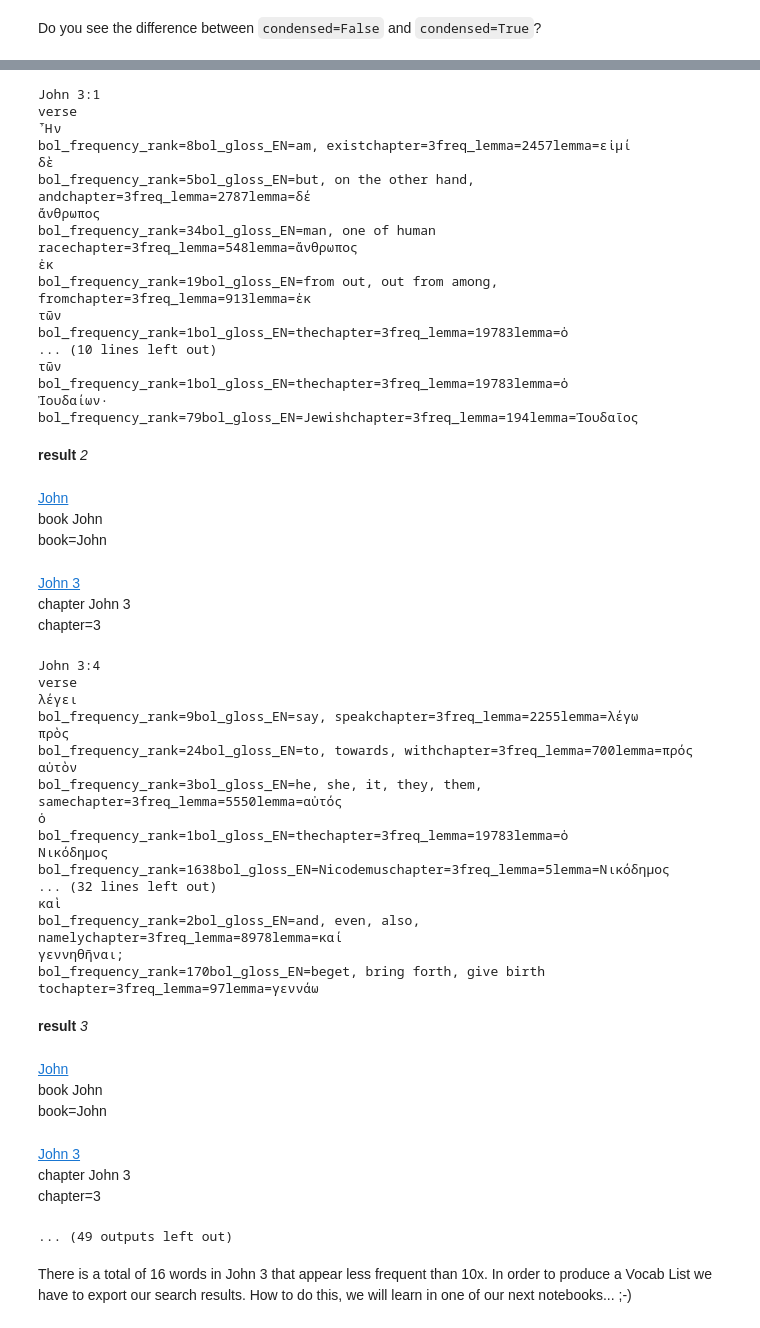
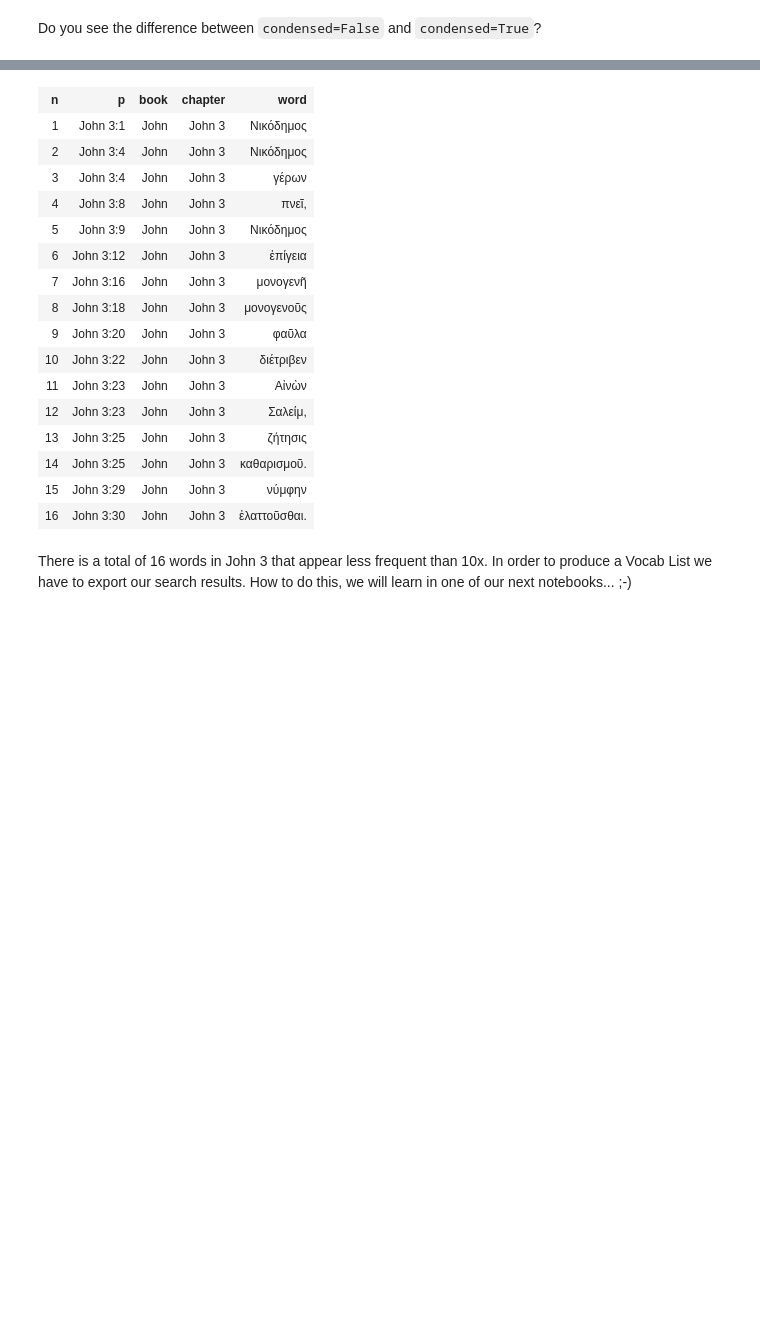
Before and after one commit to oliverglanz/Text-Fabric, a Jupyter notebook: Research-Workshop-Series/0200_PhD-Workshop_TF_002_jupyter-notebooks-intro.ipynb, the cells around one changed output, grey strips where cells are left out. Saved outputs shown, nothing was run; the diff lists cells and outputs as text; code cells hidden in the pictures; blank space fills up the shorter version.

```diff
--- a/Research-Workshop-Series/0200_PhD-Workshop_TF_002_jupyter-notebooks-intro.ipynb
+++ b/Research-Workshop-Series/0200_PhD-Workshop_TF_002_jupyter-notebooks-intro.ipynb
@@ -89,10 +42,12 @@ writing: hbo
 # %%
+# Now we load a few databases
+BHS = use('etcbc/bhsa', version="2021", mod='CenterBLC/BHSaddons/tf')
 #BHSa2017 = use('etcbc/bhsa', version='2017')
 #BHSaLatest = use('etcbc/bhsa:latest')
-BHSaC = use('etcbc/bhsa', version='c', mod='CenterBLC/BHSaddons/tf')
+#BHSaC = use('etcbc/bhsa', version='c', mod='CenterBLC/BHSaddons/tf')
 LXX = use("CenterBLC/LXX", version="1935")
 DSS = use('etcbc/dss')
-GNT = use("CenterBLC/N1904")
+GNT = use ("CenterBLC/N1904", version="1.0.0", mod="CenterBLC/N1904/BOLcomplement/tf/", hoist=globals())
 # %% [output]
 **Locating corpus resources ...**
 app: ~/text-fabric-data/github/etcbc/bhsa/app
@@ -470,10 +450,10 @@ Imagine your Greek class knows all the Greek vocab down to a frequency of 10. Ne
 NTfreq = '''
 book book=John
     chapter chapter=3
-        word freq_lemma<10 bol_gloss_EN* lemma*
+        word bol_lemma_occ<10 bol_gloss_EN* bol_lemma*
 
 '''
-NTfreq  = NT.search(NTfreq)
-NT.show(NTfreq, start=1, end=15, extraFeatures={'freq_lemma', 'bol_frequency_rank'}, condensed=False)
+NTfreq  = GNT.search(NTfreq)
+GNT.table(NTfreq, start=1, end=16, extraFeatures={'bol_frequency_rank'}, condensed=False)
 # %% [output]
   0.15s 16 results
@@ -487,52 +460,20 @@ chapter=3
-John 3:1
-verse
-Ἦν
-bol_frequency_rank=8bol_gloss_EN=am, existchapter=3freq_lemma=2457lemma=εἰμί
-δὲ
-bol_frequency_rank=5bol_gloss_EN=but, on the other hand, andchapter=3freq_lemma=2787lemma=δέ
-ἄνθρωπος
-bol_frequency_rank=34bol_gloss_EN=man, one of human racechapter=3freq_lemma=548lemma=ἄνθρωπος
-ἐκ
-bol_frequency_rank=19bol_gloss_EN=from out, out from among, fromchapter=3freq_lemma=913lemma=ἐκ
-τῶν
-bol_frequency_rank=1bol_gloss_EN=thechapter=3freq_lemma=19783lemma=ὁ
-... (10 lines left out)
-τῶν
-bol_frequency_rank=1bol_gloss_EN=thechapter=3freq_lemma=19783lemma=ὁ
-Ἰουδαίων·
-bol_frequency_rank=79bol_gloss_EN=Jewishchapter=3freq_lemma=194lemma=Ἰουδαῖος
-result 2
-John
-book John
-book=John
-John 3
-chapter John 3
-chapter=3
-John 3:4
-verse
-λέγει
-bol_frequency_rank=9bol_gloss_EN=say, speakchapter=3freq_lemma=2255lemma=λέγω
-πρὸς
-bol_frequency_rank=24bol_gloss_EN=to, towards, withchapter=3freq_lemma=700lemma=πρός
-αὐτὸν
-bol_frequency_rank=3bol_gloss_EN=he, she, it, they, them, samechapter=3freq_lemma=5550lemma=αὐτός
-ὁ
-bol_frequency_rank=1bol_gloss_EN=thechapter=3freq_lemma=19783lemma=ὁ
-Νικόδημος
-bol_frequency_rank=1638bol_gloss_EN=Nicodemuschapter=3freq_lemma=5lemma=Νικόδημος
-... (32 lines left out)
-καὶ
-bol_frequency_rank=2bol_gloss_EN=and, even, also, namelychapter=3freq_lemma=8978lemma=καί
-γεννηθῆναι;
-bol_frequency_rank=170bol_gloss_EN=beget, bring forth, give birth tochapter=3freq_lemma=97lemma=γεννάω
-result 3
-John
-book John
-book=John
-John 3
-chapter John 3
-chapter=3
-... (49 outputs left out)
+| n | p | book | chapter | word |
+| 1 | John 3:1 | John | John 3 | Νικόδημος |
+| 2 | John 3:4 | John | John 3 | Νικόδημος |
+| 3 | John 3:4 | John | John 3 | γέρων |
+| 4 | John 3:8 | John | John 3 | πνεῖ, |
+| 5 | John 3:9 | John | John 3 | Νικόδημος |
+| 6 | John 3:12 | John | John 3 | ἐπίγεια |
+| 7 | John 3:16 | John | John 3 | μονογενῆ |
+| 8 | John 3:18 | John | John 3 | μονογενοῦς |
+| 9 | John 3:20 | John | John 3 | φαῦλα |
+| 10 | John 3:22 | John | John 3 | διέτριβεν |
+| 11 | John 3:23 | John | John 3 | Αἰνὼν |
+| 12 | John 3:23 | John | John 3 | Σαλείμ, |
+| 13 | John 3:25 | John | John 3 | ζήτησις |
+| 14 | John 3:25 | John | John 3 | καθαρισμοῦ. |
+| 15 | John 3:29 | John | John 3 | νύμφην |
+| 16 | John 3:30 | John | John 3 | ἐλαττοῦσθαι. |
 # %% [markdown]
 There is a total of 16 words in John 3 that appear less frequent than 10x. In order to produce a Vocab List we have to export our search results. How to do this, we will learn in one of our next notebooks... ;-)
 # %% [markdown]
```
Also changed, not shown: parts of 34 cells of this notebook.
